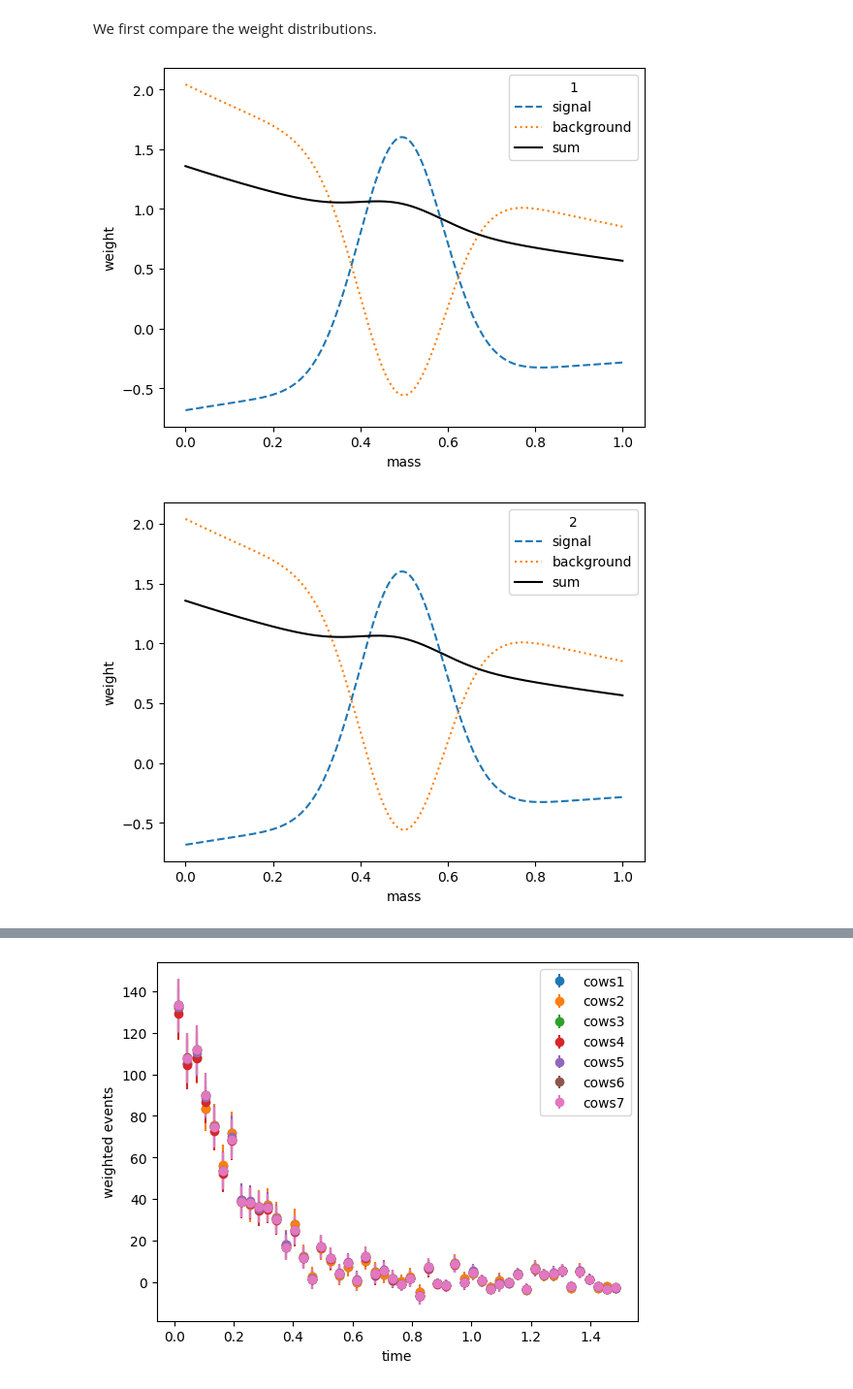
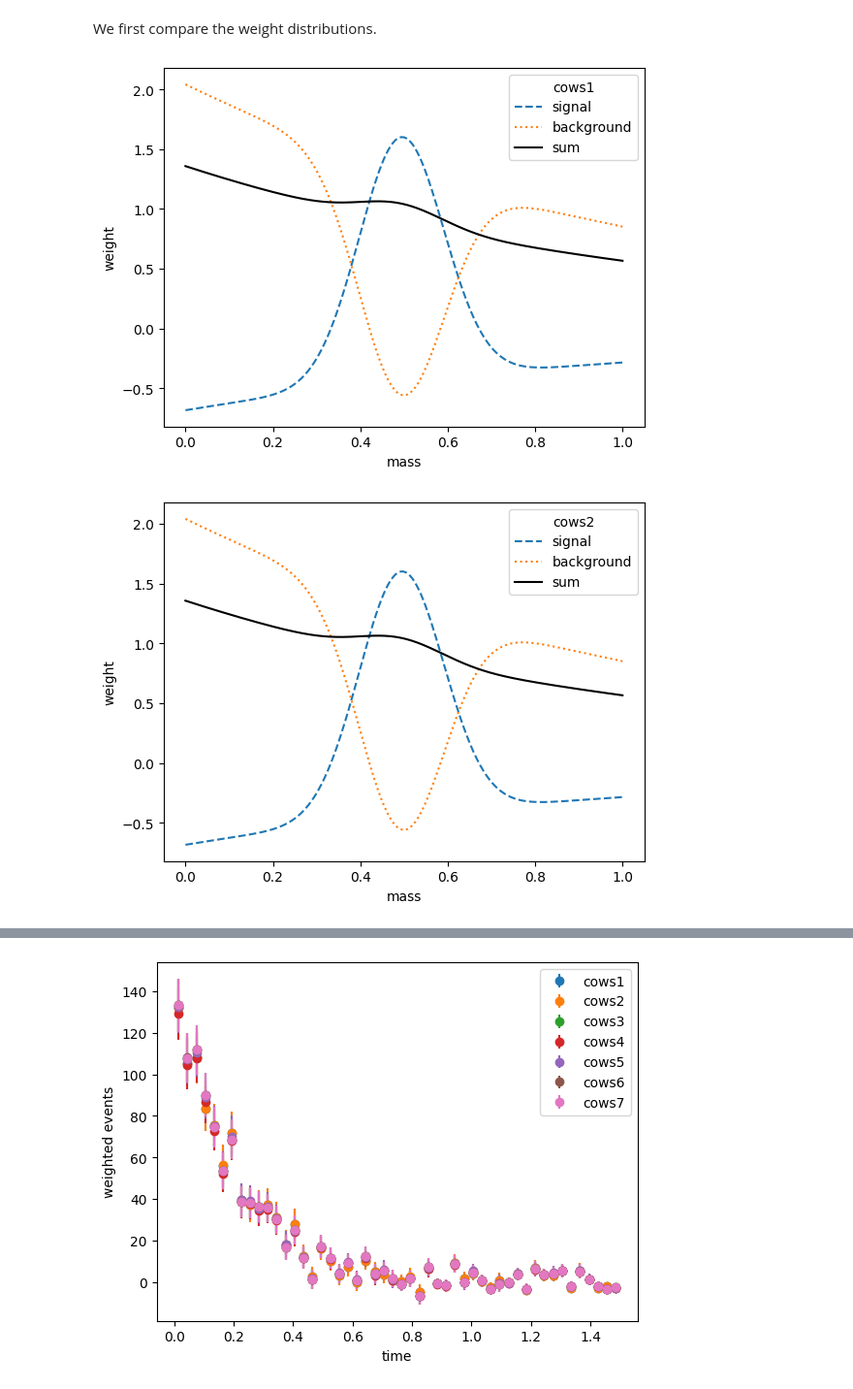
Before and after one commit to sweights/sweights, a Jupyter notebook: doc/notebooks/tutorial_experimental.ipynb, the cells around one changed output, grey strips where cells are left out. Shown: that part at 97% size. Cells and saved outputs as stored; diff of their text form; code cells hidden in the pictures.

```diff
--- a/doc/notebooks/tutorial_experimental.ipynb
+++ b/doc/notebooks/tutorial_experimental.ipynb
@@ -218,27 +203,22 @@ Initialising COW:
 def var_unit(x):
     return np.ones_like(x) / (mrange[1] - mrange[0])
 
-# sweight equivalent:
+
+# classic sWeights:
 def var_opt(m):
-    return m_density(m, *mi.values) / (mi.values['s'] + mi.values['b'] )
+    return m_density(m, *mi.values) / (mi.values["s"] + mi.values["b"])
+
 
 # histogram:
 var_hist = np.histogram(toy[0], bins=20, range=mrange)
 
 cows1 = Cows(toy[0], spdf, bpdf, var_unit)
 cows2 = Cows(None, spdf, bpdf, var_unit, range=mrange)
+# cows3 is equivalent to classic sWeights
 cows3 = Cows(toy[0], spdf, bpdf, var_opt, summation=True)
 cows4 = Cows(toy[0], spdf, bpdf, var_hist)
 cows5 = Cows(None, spdf, bpdf, var_hist)
+# cows6 is equivalent to classic sWeights, var_opt computed internally
 cows6 = Cows(toy[0], spdf, bpdf)
+# cows7 is equivalent to classic sWeights, var_opt computed internally
 cows7 = Cows(toy[0], spdf, bpdf, yields=mi.values["s", "b"])
-
-x = np.linspace(*mrange, 1000)
-plt.plot(x, cows1.norm(x), label="1")
-plt.plot(x, cows2.norm(x), label="2")
-plt.plot(x, cows3.norm(x), label="3")
-plt.plot(x, cows4.norm(x), label="4")
-plt.plot(x, cows5.norm(x), label="5")
-plt.plot(x, cows6.norm(x), label="6")
-plt.plot(x, cows7.norm(x), label="7")
-plt.legend();
@@ -251,16 +229,16 @@ We first compare the weight distributions.
 # %%
 for i, weighter in enumerate([cows1, cows2, cows3, cows4, cows5, cows6, cows7]):
     x = np.linspace(*mrange, 400)
     swp = weighter(x, 0)
     bwp = weighter(x, 1)
 
     plt.figure()
     plt.plot(x, swp, "C0--", label="signal")
     plt.plot(x, bwp, "C1:", label="background")
     plt.plot(x, swp + bwp, "k-", label="sum")
     plt.xlabel("mass")
     plt.ylabel("weight")
-    plt.legend(title=f"{i+1}")
+    plt.legend(title=f"cows{i+1}")
 # %% [output]
-[figure, old version]
+[figure, new version]
-[figure, old version]
+[figure, new version]
```
Also changed, not shown: parts of 6 cells of this notebook, 1 other file.
